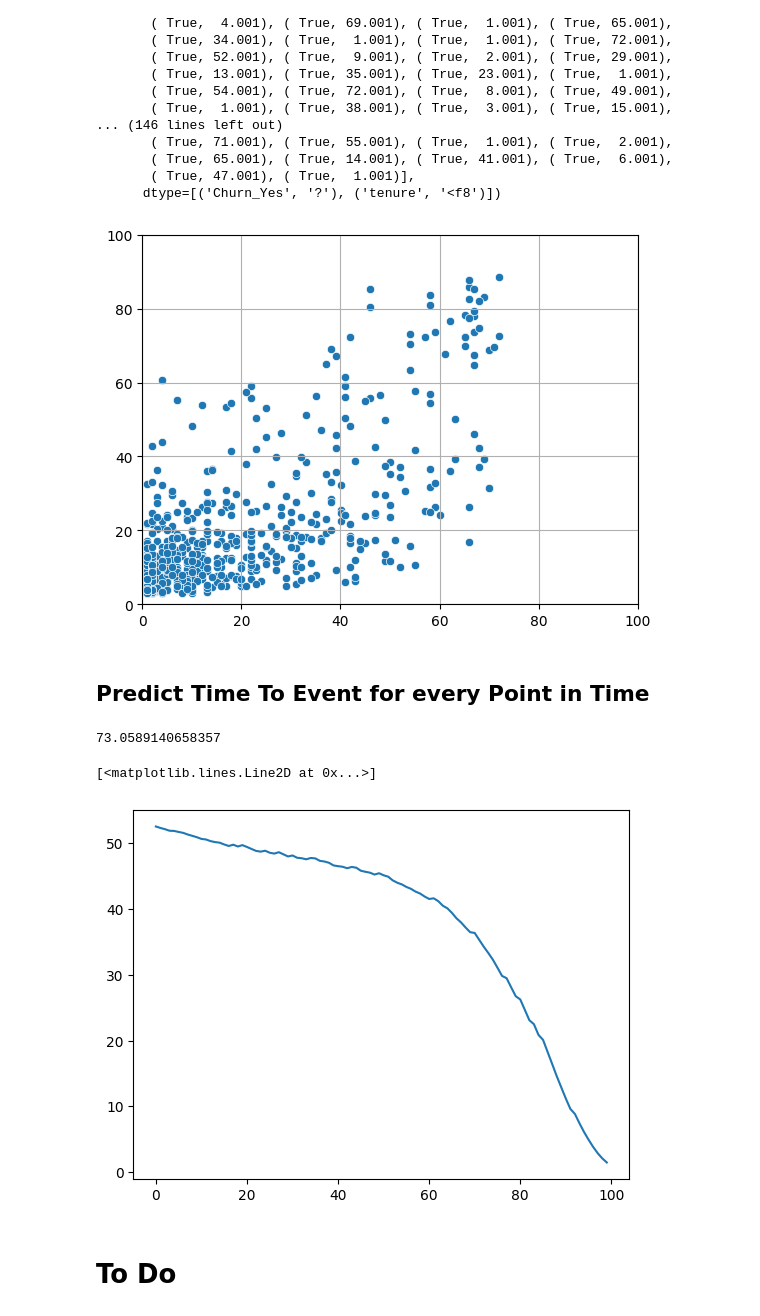
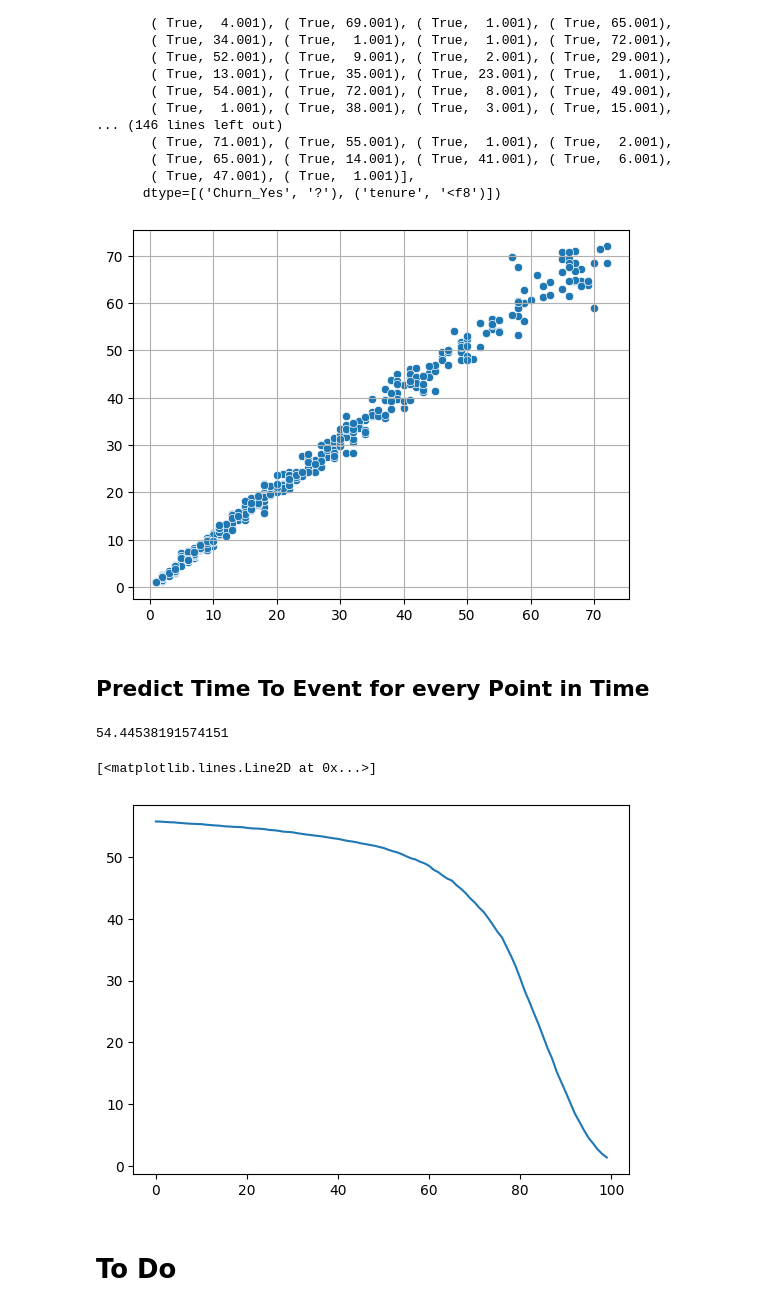
Before and after one commit to Sebastian1981/CBM_Survival_Analysis, a Jupyter notebook: poc.ipynb, the cells around one changed output. Saved outputs shown, nothing was run; the diff lists cells and outputs as text; code cells hidden in the pictures.

```diff
--- a/poc.ipynb
+++ b/poc.ipynb
@@ -639,7 +663,7 @@ from sksurv.util import Surv
 # %%
 features = tenure_df_train.columns.to_list()
 features.remove('tenure')
-features.remove('TotalCharges')
+#features.remove('TotalCharges')
 features.remove('Churn_Yes')
 features
 # %% [output]
@@ -767,13 +791,13 @@ time_to_event_pred = estimator.predict(X_test.iloc[index_uncensored])
 # %%
 sns.scatterplot(
     x=[tte for event, tte in y_test[index_uncensored]],
     y=time_to_event_pred
 )
-plt.xlim(0,100)
-plt.ylim(0,100)
+#plt.xlim(0,100)
+#plt.ylim(0,100)
 plt.grid()
 # %% [output]
-[figure, old version]
+[figure, new version]
 # %% [markdown]
 ## Predict Time To Event for every Point in Time
 # %%
@@ -781,12 +805,12 @@ staged_time_to_event_pred = np.array([tte for tte in estimator.staged_predict(X_
 # %%
 time_to_event_pred[4]
 # %% [output]
-73.0589140658357
+54.44538191574151
 # %%
 plt.plot(staged_time_to_event_pred[::-1,4])
 # %% [output]
 [<matplotlib.lines.Line2D at 0x...>]
-[figure, old version]
+[figure, new version]
 # %% [markdown]
 # To Do
 # %%
```
Also changed, not shown: parts of 26 cells of this notebook.
